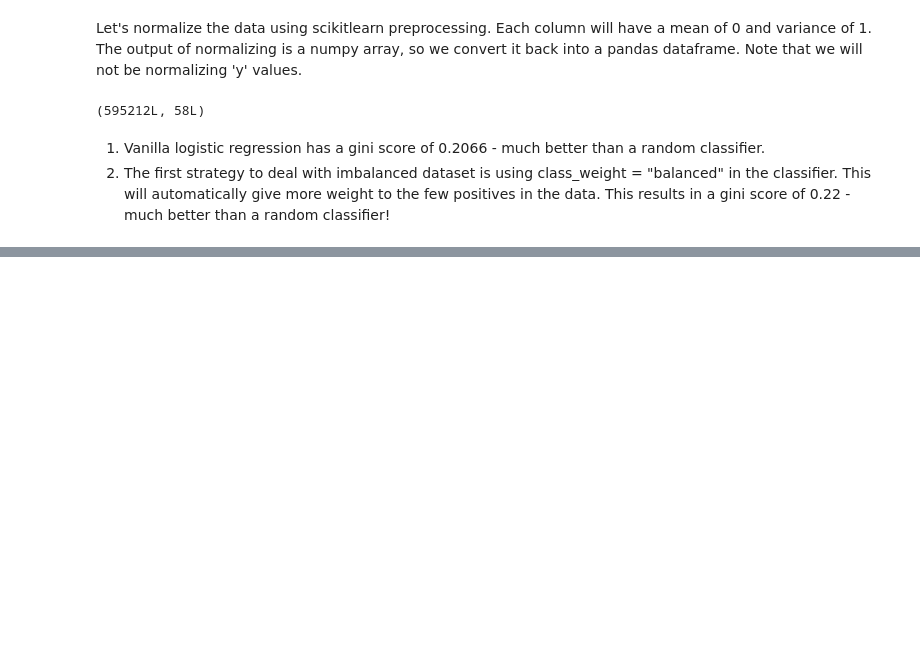
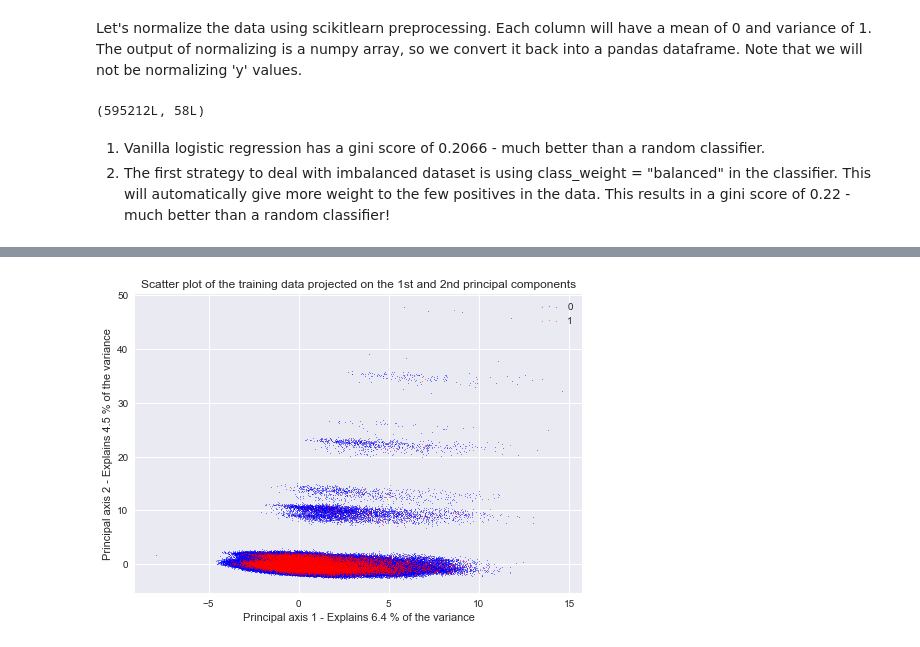
Before and after one commit to astha-chem/Kaggle-Porto-Seguro, a Jupyter notebook: Porto-Seguro.ipynb, the cells around one changed output, grey strips where cells are left out. Drawn from its saved outputs; the diff is of its cells as text; code cells hidden in the pictures; blank space fills up the shorter version.

```diff
--- a/Porto-Seguro.ipynb
+++ b/Porto-Seguro.ipynb
@@ -165,0 +199,21 @@ clf = joblib.load(results['filename'].iloc[0])
+# %%
+y = data_1['target'].values.astype(np.int8)
+colors = ['b', 'r']
+target_names = np.unique(y)
+for color, i, target_name in zip(colors, [0, 1], target_names):
+#for color, i, target_name in zip([colors[0]], [0], [target_names[0]]):
+    plt.scatter(X[y == i, 0], X[y == i, 1], color=color, s=1,
+                alpha=.8, label=target_name, marker='.')
+plt.legend(loc='best', shadow=False, scatterpoints=3)
+plt.title(
+        "Scatter plot of the training data projected on the 1st "
+        "and 2nd principal components")
+plt.xlabel("Principal axis 1 - Explains %.1f %% of the variance" % (
+        pca.explained_variance_ratio_[0] * 100.0))
+plt.ylabel("Principal axis 2 - Explains %.1f %% of the variance" % (
+        pca.explained_variance_ratio_[1] * 100.0))
+
+#plt.savefig('pca-porto-03.png', dpi=150)
+plt.show()
+# %% [output]
+[figure, added]
```
Also changed, not shown: parts of 30 cells of this notebook.
